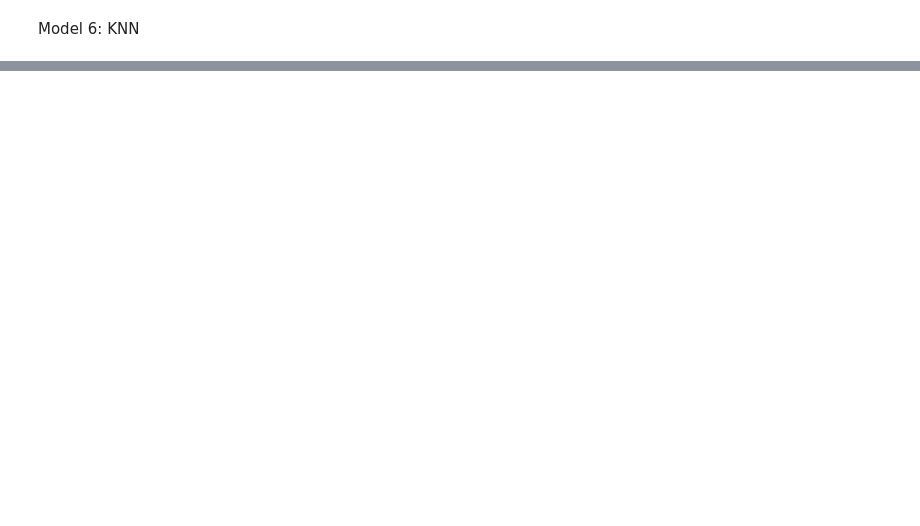
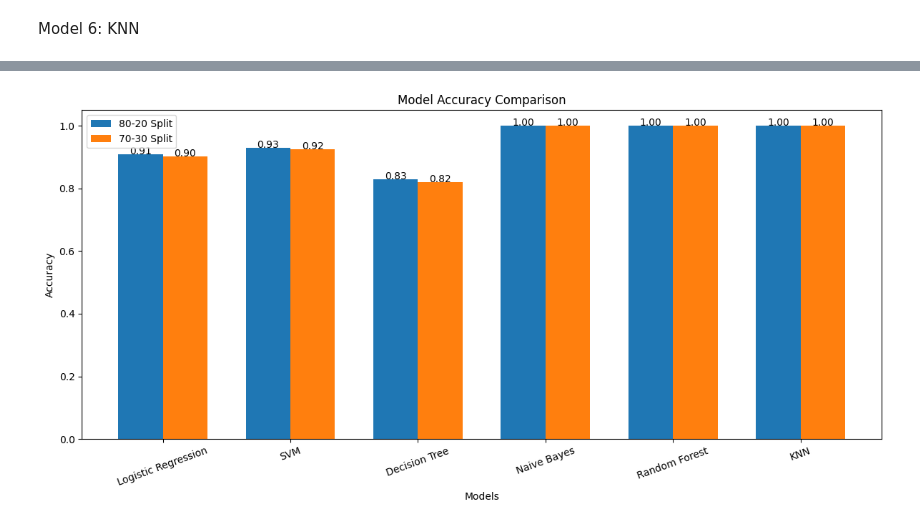
Before and after one commit to AkhilKrishna016/fake-news-detection-ml, a Jupyter notebook: fake_news_models.ipynb, the cells around one changed output, grey strips where cells are left out. Drawn from its saved outputs; the diff is of its cells as text; code cells hidden in the pictures; blank space fills up the shorter version.

Commit message:
final accuracy

```diff
--- a/fake_news_models.ipynb
+++ b/fake_news_models.ipynb
@@ -345,0 +294,38 @@ Accuracy: 1.0
+# %%
+#final accuracy
+import matplotlib.pyplot as plt
+import numpy as np
+
+models = [
+    "Logistic Regression",
+    "SVM",
+    "Decision Tree",
+    "Naive Bayes",
+    "Random Forest",
+    "KNN"
+]
+
+acc_80 = [0.9086, 0.9293, 0.8291, 1.0, 1.0, 1.0]
+acc_70 = [0.9021, 0.9246, 0.8201, 1.0, 1.0, 1.0]
+
+x = np.arange(len(models))
+width = 0.35
+
+plt.figure(figsize=(12, 6))
+plt.bar(x - width/2, acc_80, width, label='80-20 Split')
+plt.bar(x + width/2, acc_70, width, label='70-30 Split')
+
+plt.xlabel("Models")
+plt.ylabel("Accuracy")
+plt.title("Model Accuracy Comparison")
+plt.xticks(x, models, rotation=20)
+plt.legend()
+
+for i in range(len(models)):
+    plt.text(i - width/2, acc_80[i], f"{acc_80[i]:.2f}", ha='center')
+    plt.text(i + width/2, acc_70[i], f"{acc_70[i]:.2f}", ha='center')
+
+plt.tight_layout()
+plt.show()
+# %% [output]
+[figure, added]
```
Also changed, not shown: parts of 15 cells of this notebook.
